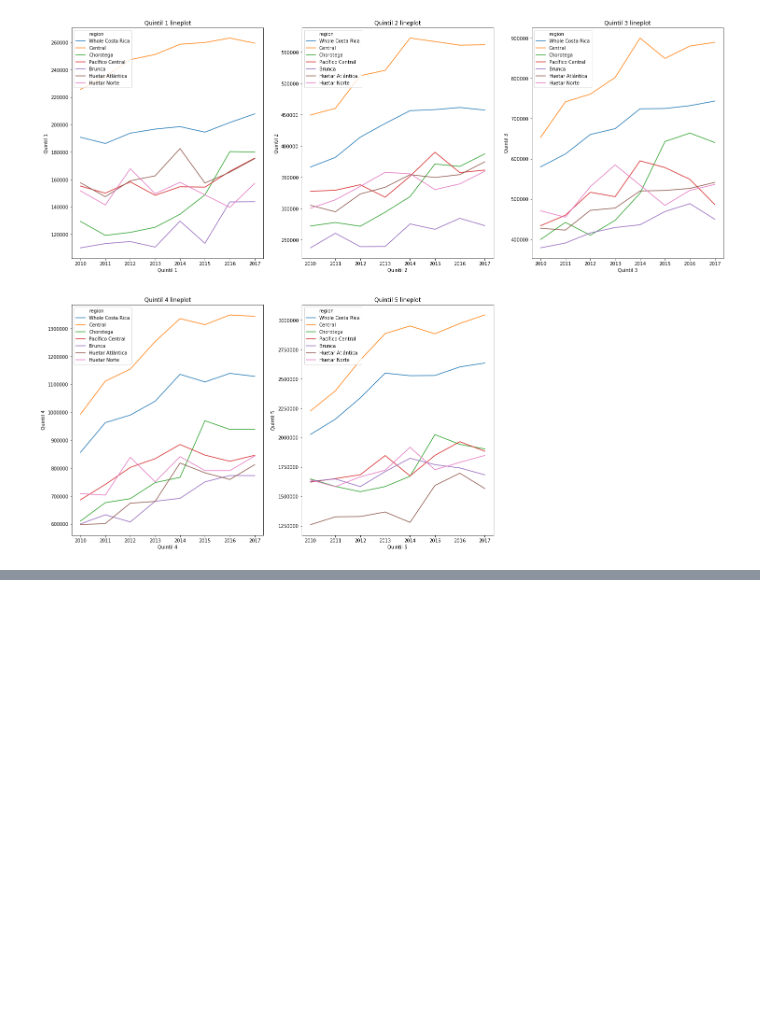
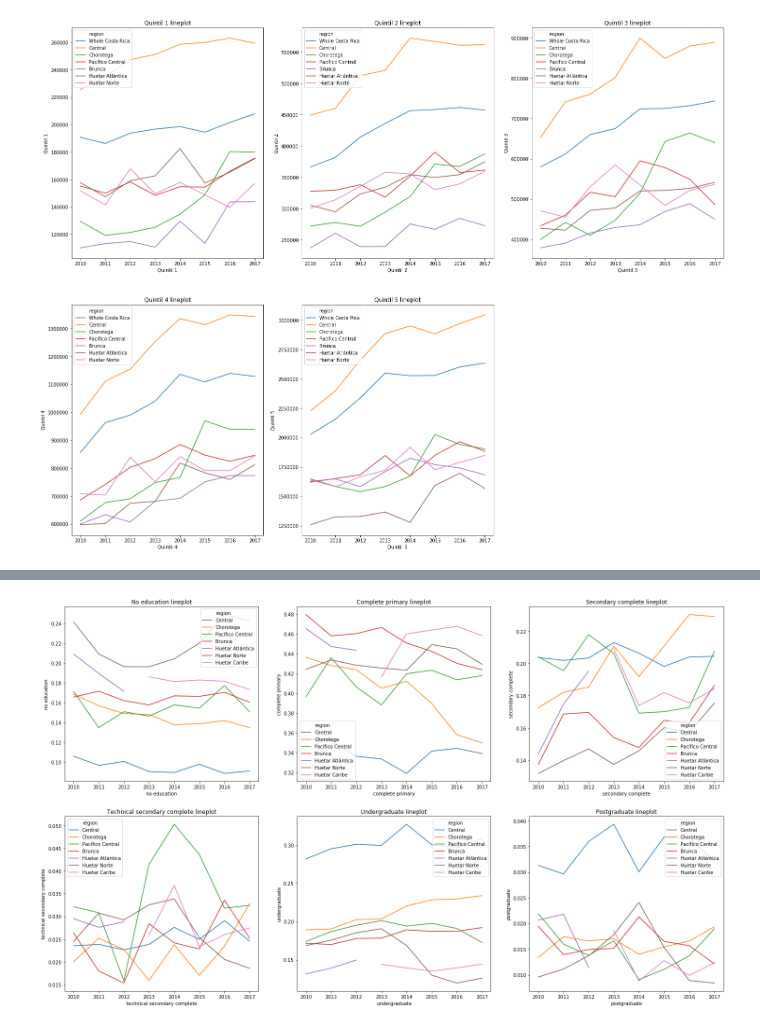
Before and after one commit to zhaomh1998/ece143, a Jupyter notebook: Household_characteristics.ipynb, the cells around one changed output, grey strips where cells are left out. Cells and saved outputs as stored; diff of their text form; code cells hidden in the pictures; blank space fills up the shorter version.

```diff
--- a/Household_characteristics.ipynb
+++ b/Household_characteristics.ipynb
@@ -194,0 +285,14 @@ See the caveats in the documentation: http://pandas.pydata.org/pandas-docs/stabl
+# %%
+aa = total[total.region.isin(['Brunca','Central','Chorotega','Huetar Atlántica','Huetar Caribe','Huetar Norte','Pacífico Central'])]
+qq = aa[['population','no education','complete primary','secondary complete','technical secondary complete','undergraduate','postgraduate']]
+qq = qq.divide(qq['population'],axis=0)
+qq.insert(0,'region',aa['region'])
+qq.insert(0,'year',aa['year'])
+plt.figure(figsize = (25, 15))
+for i, col in enumerate(['no education','complete primary','secondary complete','technical secondary complete','undergraduate','postgraduate']):
+    ax = plt.subplot(2, 3, i+1)
+    sns.lineplot(x="year", y=col, hue="region" ,data = qq)
+    plt.title('%s lineplot'%(col.capitalize()))
+    plt.xlabel('%s'%col)
+# %% [output]
+[figure, added]
```
Also changed, not shown: parts of 12 cells of this notebook.
